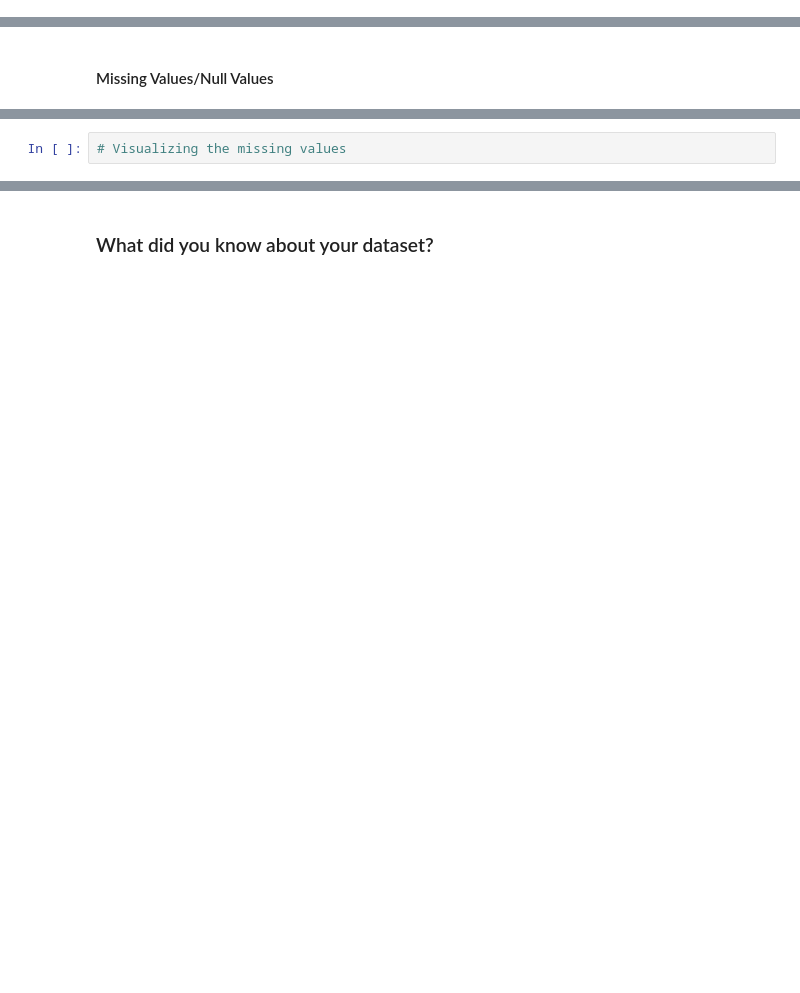
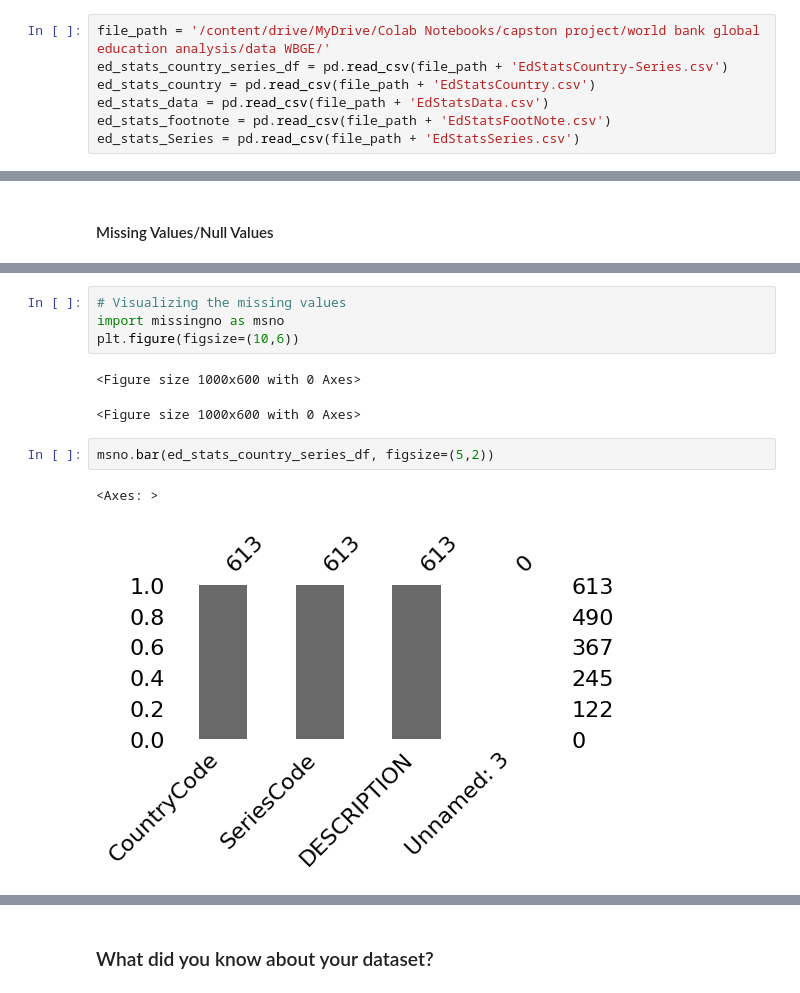
Before and after one commit to RobinBose774/EDA-Project-World-Bank-Global-Education-Analysis, a Jupyter notebook: EDA_project_World_Bank_Global_Education_Analysis.ipynb, the cells around one changed output, grey strips where cells are left out. Saved outputs shown, nothing was run; the diff lists cells and outputs as text; blank space fills up the shorter version.

Commit message:
Data info & Data Wrangling

```diff
--- a/EDA_project_World_Bank_Global_Education_Analysis.ipynb
+++ b/EDA_project_World_Bank_Global_Education_Analysis.ipynb
@@ -80,3 +92,10 @@ M - Multivariate Analysis
+# %%
+file_path = '/content/drive/MyDrive/Colab Notebooks/capston project/world bank global education analysis/data WBGE/'
+ed_stats_country_series_df = pd.read_csv(file_path + 'EdStatsCountry-Series.csv')
+ed_stats_country = pd.read_csv(file_path + 'EdStatsCountry.csv')
+ed_stats_data = pd.read_csv(file_path + 'EdStatsData.csv')
+ed_stats_footnote = pd.read_csv(file_path + 'EdStatsFootNote.csv')
+ed_stats_Series = pd.read_csv(file_path + 'EdStatsSeries.csv')
 # %% [markdown]
 ### Dataset First View
 # %%
@@ -100,2 +462,12 @@ M - Multivariate Analysis
 # %%
 # Visualizing the missing values
+import missingno as msno
+plt.figure(figsize=(10,6))
+# %% [output]
+<Figure size 1000x600 with 0 Axes>
+<Figure size 1000x600 with 0 Axes>
+# %%
+msno.bar(ed_stats_country_series_df, figsize=(5,2))
+# %% [output]
+<Axes: >
+[figure, added]
```
Also changed, not shown: parts of 64 cells of this notebook.
